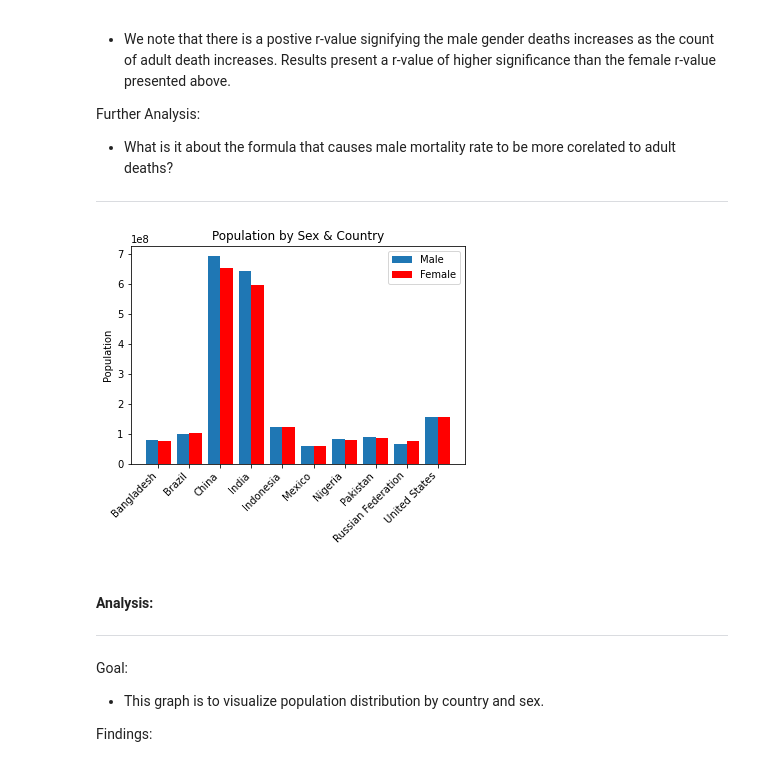
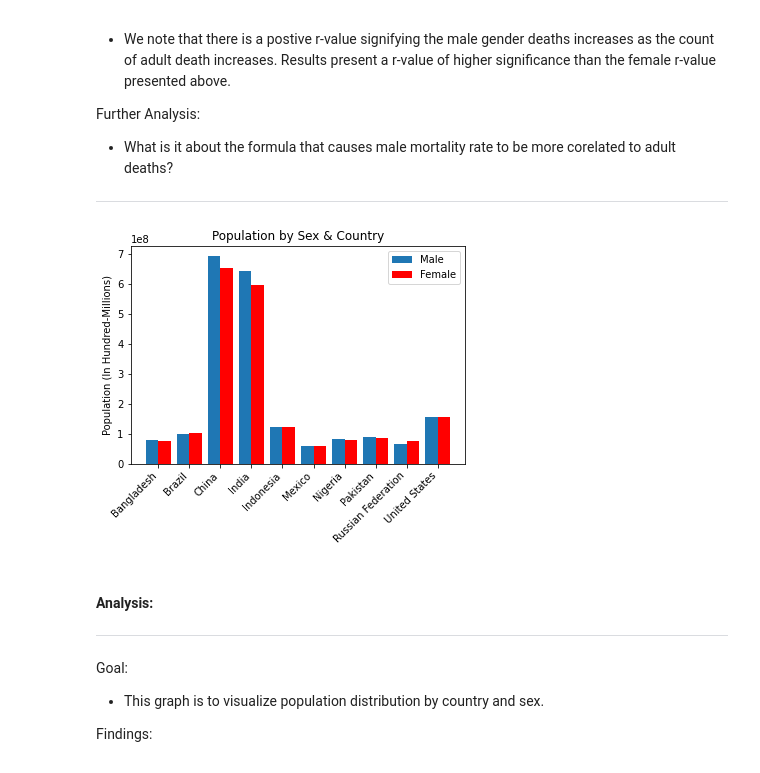
Before and after one commit to ralphy32/project_1, a Jupyter notebook: project1.ipynb, the cells around one changed output. Saved outputs shown, nothing was run; the diff lists cells and outputs as text; code cells hidden in the pictures.

```diff
--- a/project1.ipynb
+++ b/project1.ipynb
@@ -443,27 +445,27 @@ Further Analysis:
 # %%
 # Plot bar graph of Average Population by Sex
 x_values = sorted_gender_df["Country"]
 y1_values = sorted_gender_df["Average Male Population"]
 y2_values = sorted_gender_df["Average Female Population"]
 
 X_axis = np.arange(len(x_values))
 
 plt.bar(X_axis - 0.2, y1_values, 0.4, label = 'Male')
 plt.bar(X_axis + 0.2, y2_values, 0.4, label = 'Female', color="r")
 
 plt.xticks(X_axis, x_values,rotation=45, ha="right", va="top")
-plt.ylabel("Population")
+plt.ylabel("Population (In Hundred-Millions)")
 plt.title("Population by Sex & Country")
 
 plt.legend()
 
 # Save the figure
-plt.savefig("output_figs/Pop_by_Sex_&_Country.png")
+plt.savefig("output_figs/Pop_by_Sex_&_Country.png", bbox_inches="tight")
 
 # Display the figure
 plt.show()
 # %% [output]
-[figure, old version]
+[figure, new version]
 # %% [markdown]
 #### Analysis:
 -----------------
```
Also changed, not shown: parts of 13 cells of this notebook, 1 other file.
